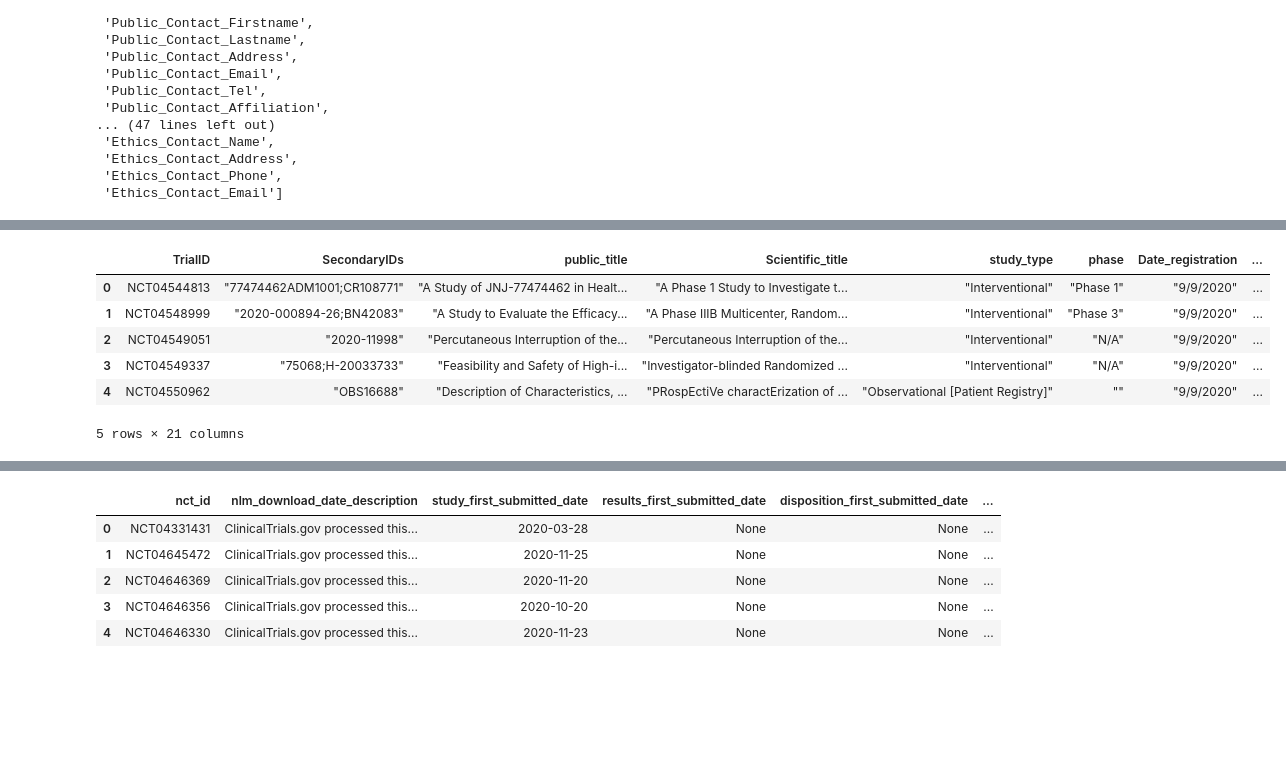
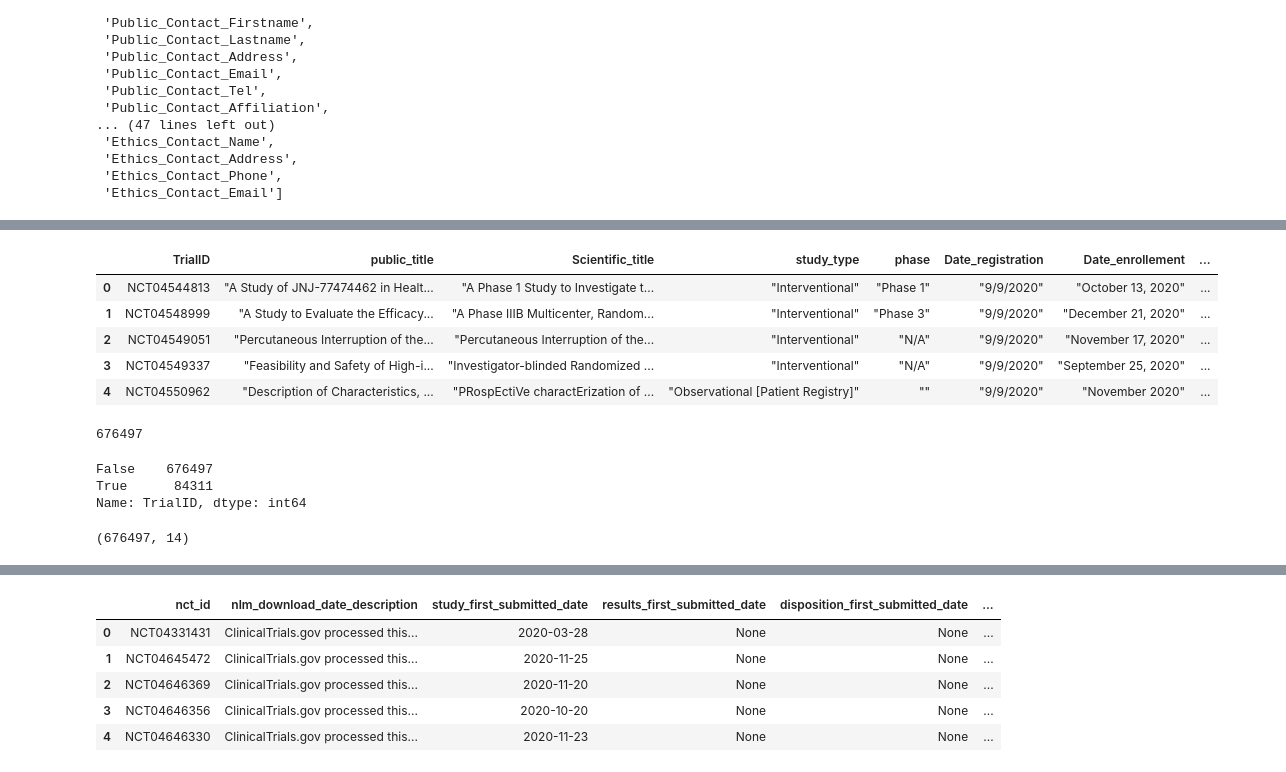
Before and after one commit to katiek74/capstone, a Jupyter notebook: notebooks/capstone_data_download_and_transformation.ipynb, the cells around one changed output, grey strips where cells are left out. Cells and saved outputs as stored; diff of their text form; code cells hidden in the pictures; blank space fills up the shorter version.

```diff
--- a/notebooks/capstone_data_download_and_transformation.ipynb
+++ b/notebooks/capstone_data_download_and_transformation.ipynb
@@ -25,7 +33,8 @@ WHO_12_07 = pd.read_csv('../data/WHO_all_Week7December2020.csv')
 # %%
-#I discovered that the WHO full dataset does not have a header row with column titles for some reason, adding those:
+#The WHO full dataset does not have a header row with column titles for some reason, adding those:
 
-WHO_all = pd.DataFrame(WHO_all.values, columns = ['TrialID',
+WHO_all = pd.DataFrame(WHO_all.values, columns = [
+'TrialID',
 '(No column name)',
 'SecondaryIDs',
 'public_title',
@@ -90,7 +99,7 @@ WHO_all = pd.DataFrame(WHO_all.values, columns = ['TrialID',
 'Ethics_Contact_Email'
 ])
 
-WHO_all.head()
+WHO_all.head(2)
 # %% [output]
 |  | TrialID | (No column name) | SecondaryIDs | public_title | Scientific_title | url | ... |
 | 0 | NCT04544891 | "21 September 2020" | "2020PI120" | "TREM-1 Pathway Activation in COV... | "Prognostic Significance of the T... | "https://clinicaltrials.gov/show/... | ... |
@@ -173,38 +167,52 @@ Name: Ethics_Approval_Date, Length: 11946, dtype: int64
 # %%
-#Decided which columns to use, may adjust later, also export to csv for use in another notebook:
+#Decided which columns to use, may adjust later:
 
-all_WHO_studies = WHO_all_total[['TrialID',
- 'SecondaryIDs',
+all_WHO_studies = WHO_all_total[[
+ 'TrialID',
  'public_title',
  'Scientific_title',
  'study_type',
  'phase',
  'Date_registration',
  'Date_enrollement',
  'Target_size',
  'Recruitment_status',
  'Primary_sponsor',
  'Secondary_sponsors',
  'Countries',
  'Conditions',
- 'Retrospective_flag',
- 'results_actual_enrollment',
- 'results_date_posted',
- 'results_date_completed',
- 'results_yes_no',
- 'Ethics_Status',
- 'Ethics_Approval_Date']]
+ 'Interventions'
+]]
 
-all_WHO_studies.to_csv(r'C:\Users\kkosf\Documents\nss\projects\capstone\data\WHO_from_python.csv', index=False)
+
+
 all_WHO_studies.head()
 # %% [output]
-|  | TrialID | SecondaryIDs | public_title | Scientific_title | study_type | phase | Date_registration | ... |
-| 0 | NCT04544813 | "77474462ADM1001;CR108771" | "A Study of JNJ-77474462 in Healt... | "A Phase 1 Study to Investigate t... | "Interventional" | "Phase 1" | "9/9/2020" | ... |
-| 1 | NCT04548999 | "2020-000894-26;BN42083" | "A Study to Evaluate the Efficacy... | "A Phase IIIB Multicenter, Random... | "Interventional" | "Phase 3" | "9/9/2020" | ... |
-| 2 | NCT04549051 | "2020-11998" | "Percutaneous Interruption of the... | "Percutaneous Interruption of the... | "Interventional" | "N/A" | "9/9/2020" | ... |
-| 3 | NCT04549337 | "75068;H-20033733" | "Feasibility and Safety of High-i... | "Investigator-blinded Randomized ... | "Interventional" | "N/A" | "9/9/2020" | ... |
-| 4 | NCT04550962 | "OBS16688" | "Description of Characteristics, ... | "PRospEctiVe charactErization of ... | "Observational [Patient Registry]" | "" | "9/9/2020" | ... |
+|  | TrialID | public_title | Scientific_title | study_type | phase | Date_registration | Date_enrollement | ... |
+| 0 | NCT04544813 | "A Study of JNJ-77474462 in Healt... | "A Phase 1 Study to Investigate t... | "Interventional" | "Phase 1" | "9/9/2020" | "October 13, 2020" | ... |
+| 1 | NCT04548999 | "A Study to Evaluate the Efficacy... | "A Phase IIIB Multicenter, Random... | "Interventional" | "Phase 3" | "9/9/2020" | "December 21, 2020" | ... |
+| 2 | NCT04549051 | "Percutaneous Interruption of the... | "Percutaneous Interruption of the... | "Interventional" | "N/A" | "9/9/2020" | "November 17, 2020" | ... |
+| 3 | NCT04549337 | "Feasibility and Safety of High-i... | "Investigator-blinded Randomized ... | "Interventional" | "N/A" | "9/9/2020" | "September 25, 2020" | ... |
+| 4 | NCT04550962 | "Description of Characteristics, ... | "PRospEctiVe charactErization of ... | "Observational [Patient Registry]" | "" | "9/9/2020" | "November 2020" | ... |
-5 rows × 21 columns
+# %%
+#determine if any duplicate are in the dataset, which there appears to be.
+
+print(all_WHO_studies.TrialID.nunique())
+
+duplicates = all_WHO_studies.TrialID.duplicated()
+duplicates.value_counts()
+# %% [output]
+676497
+False    676497
+True      84311
+Name: TrialID, dtype: int64
+# %%
+#remove duplicates and keep first as it should be the most recent:
+
+all_WHO_studies = all_WHO_studies.drop_duplicates(subset="TrialID", keep="first")
+all_WHO_studies.shape
+# %% [output]
+(676497, 14)
 # %%
 #Check to see how many nulls are in the columns I picked and what the data types are (NOTE dates are currently objects):
 
```
Also changed, not shown: parts of 24 cells of this notebook, 1 other file.
